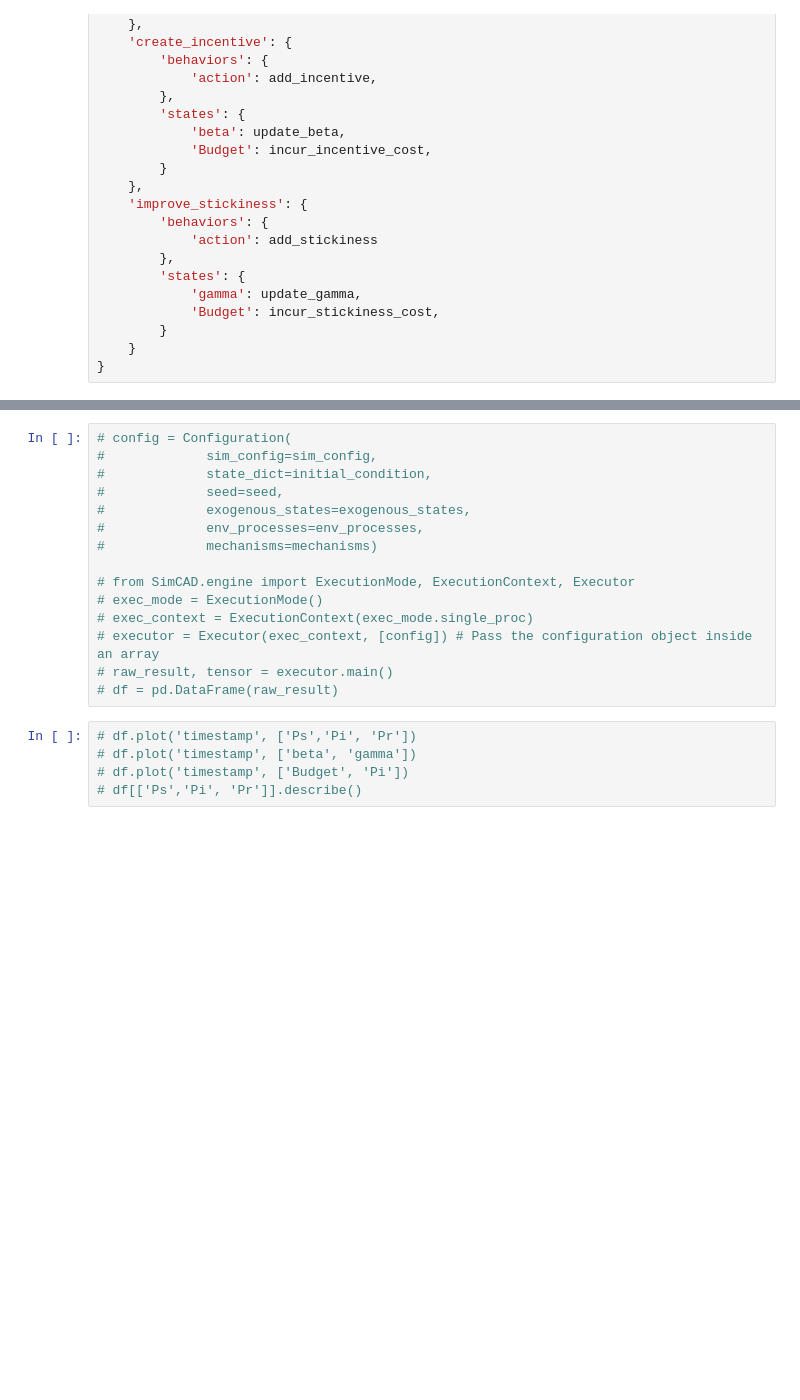
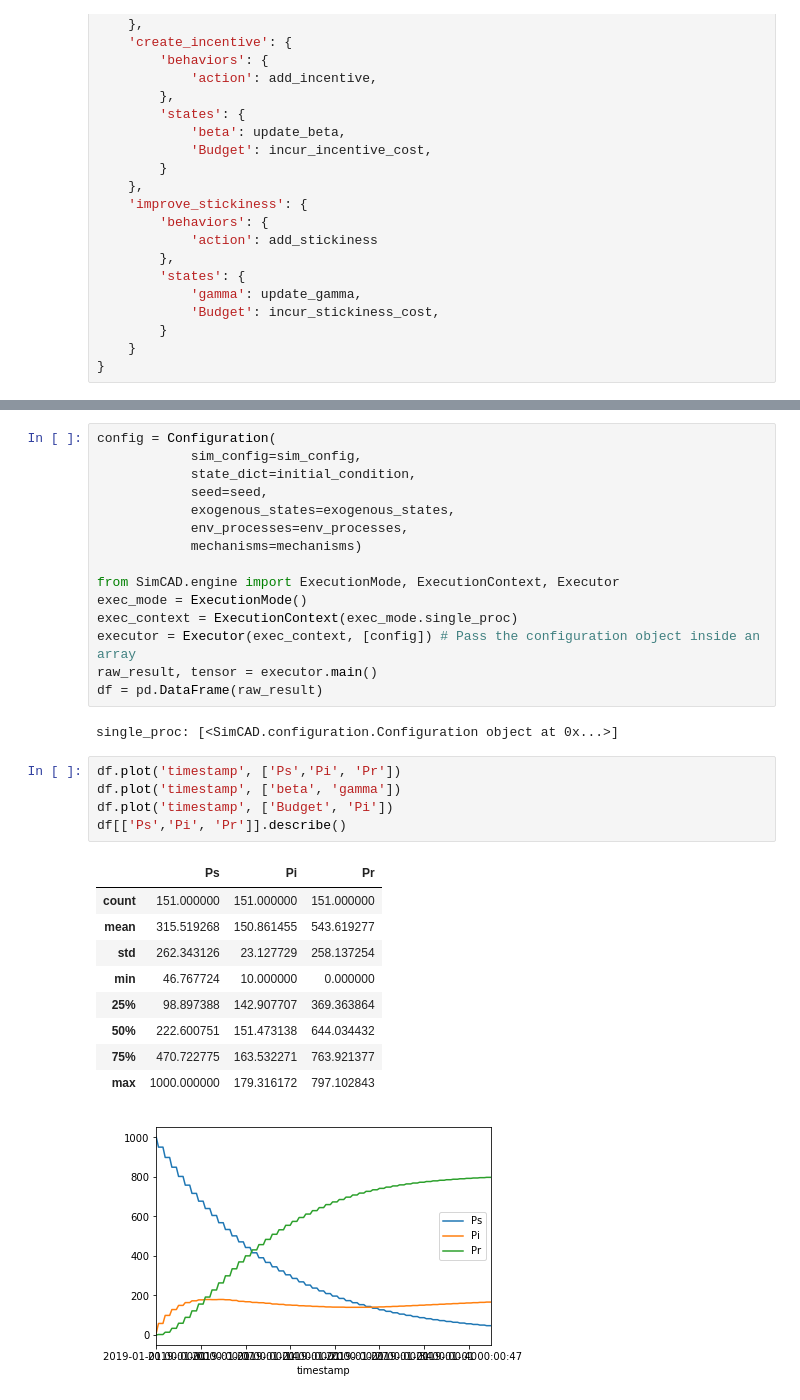
Before and after one commit to wilson3698/cadCAD, a Jupyter notebook: demos/susceptible_infected_recovered.ipynb, the cells around one changed output, grey strips where cells are left out. Saved outputs shown, nothing was run; the diff lists cells and outputs as text; blank space fills up the shorter version.

Commit message:
add charts

```diff
--- a/demos/susceptible_infected_recovered.ipynb
+++ b/demos/susceptible_infected_recovered.ipynb
@@ -214,22 +214,35 @@ sliders
 # %% [output]
 <function __main__.widget_handler>
 # %%
-# config = Configuration(
-#             sim_config=sim_config,
-#             state_dict=initial_condition,
-#             seed=seed,
-#             exogenous_states=exogenous_states,
-#             env_processes=env_processes,
-#             mechanisms=mechanisms)
+config = Configuration(
+            sim_config=sim_config,
+            state_dict=initial_condition,
+            seed=seed,
+            exogenous_states=exogenous_states,
+            env_processes=env_processes,
+            mechanisms=mechanisms)
 
-# from SimCAD.engine import ExecutionMode, ExecutionContext, Executor
-# exec_mode = ExecutionMode()
-# exec_context = ExecutionContext(exec_mode.single_proc)
-# executor = Executor(exec_context, [config]) # Pass the configuration object inside an array
-# raw_result, tensor = executor.main()
-# df = pd.DataFrame(raw_result)
+from SimCAD.engine import ExecutionMode, ExecutionContext, Executor
+exec_mode = ExecutionMode()
+exec_context = ExecutionContext(exec_mode.single_proc)
+executor = Executor(exec_context, [config]) # Pass the configuration object inside an array
+raw_result, tensor = executor.main()
+df = pd.DataFrame(raw_result)
+# %% [output]
+single_proc: [<SimCAD.configuration.Configuration object at 0x...>]
 # %%
-# df.plot('timestamp', ['Ps','Pi', 'Pr'])
-# df.plot('timestamp', ['beta', 'gamma'])
-# df.plot('timestamp', ['Budget', 'Pi'])
-# df[['Ps','Pi', 'Pr']].describe()
+df.plot('timestamp', ['Ps','Pi', 'Pr'])
+df.plot('timestamp', ['beta', 'gamma'])
+df.plot('timestamp', ['Budget', 'Pi'])
+df[['Ps','Pi', 'Pr']].describe()
+# %% [output]
+|  | Ps | Pi | Pr |
+| count | 151.000000 | 151.000000 | 151.000000 |
+| mean | 315.519268 | 150.861455 | 543.619277 |
+| std | 262.343126 | 23.127729 | 258.137254 |
+| min | 46.767724 | 10.000000 | 0.000000 |
+| 25% | 98.897388 | 142.907707 | 369.363864 |
+| 50% | 222.600751 | 151.473138 | 644.034432 |
+| 75% | 470.722775 | 163.532271 | 763.921377 |
+| max | 1000.000000 | 179.316172 | 797.102843 |
+[figure, added]
```
Also changed, not shown: parts of 2 cells of this notebook.
